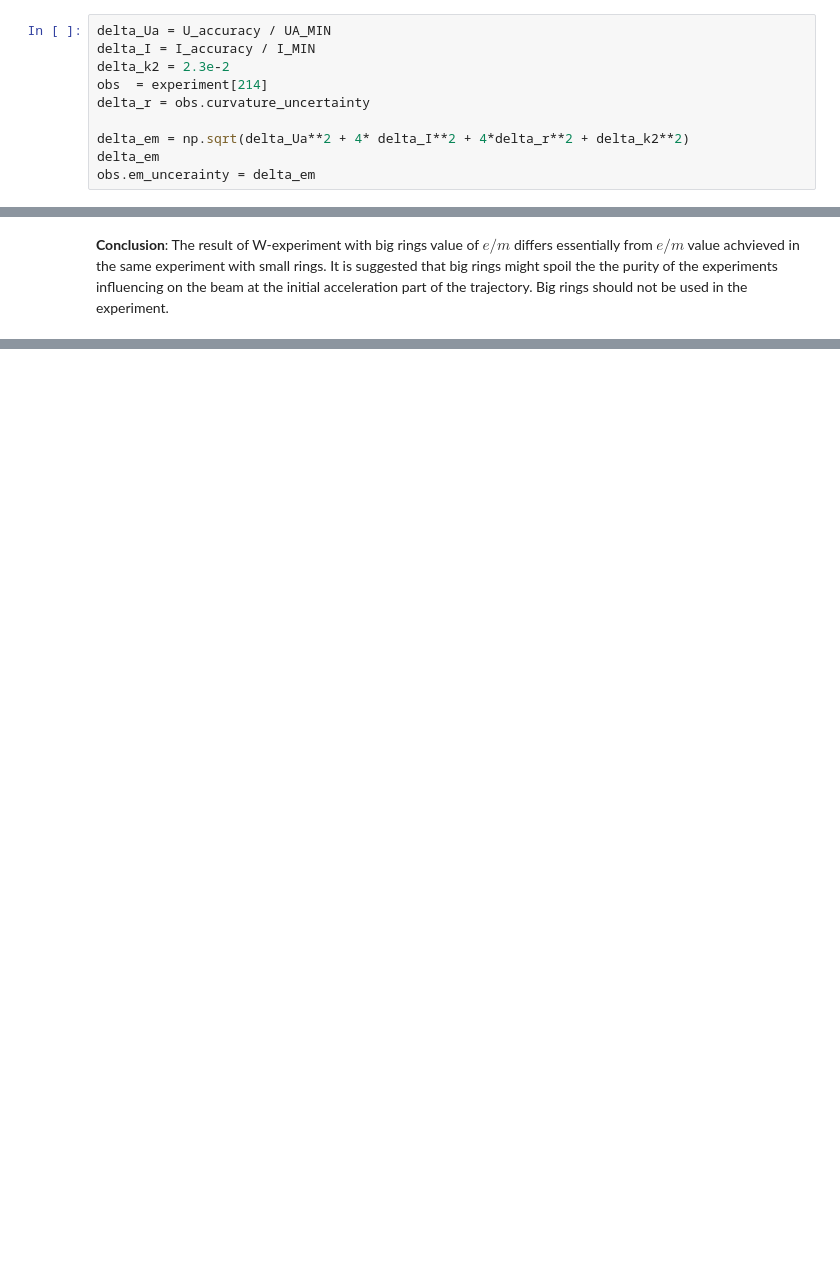
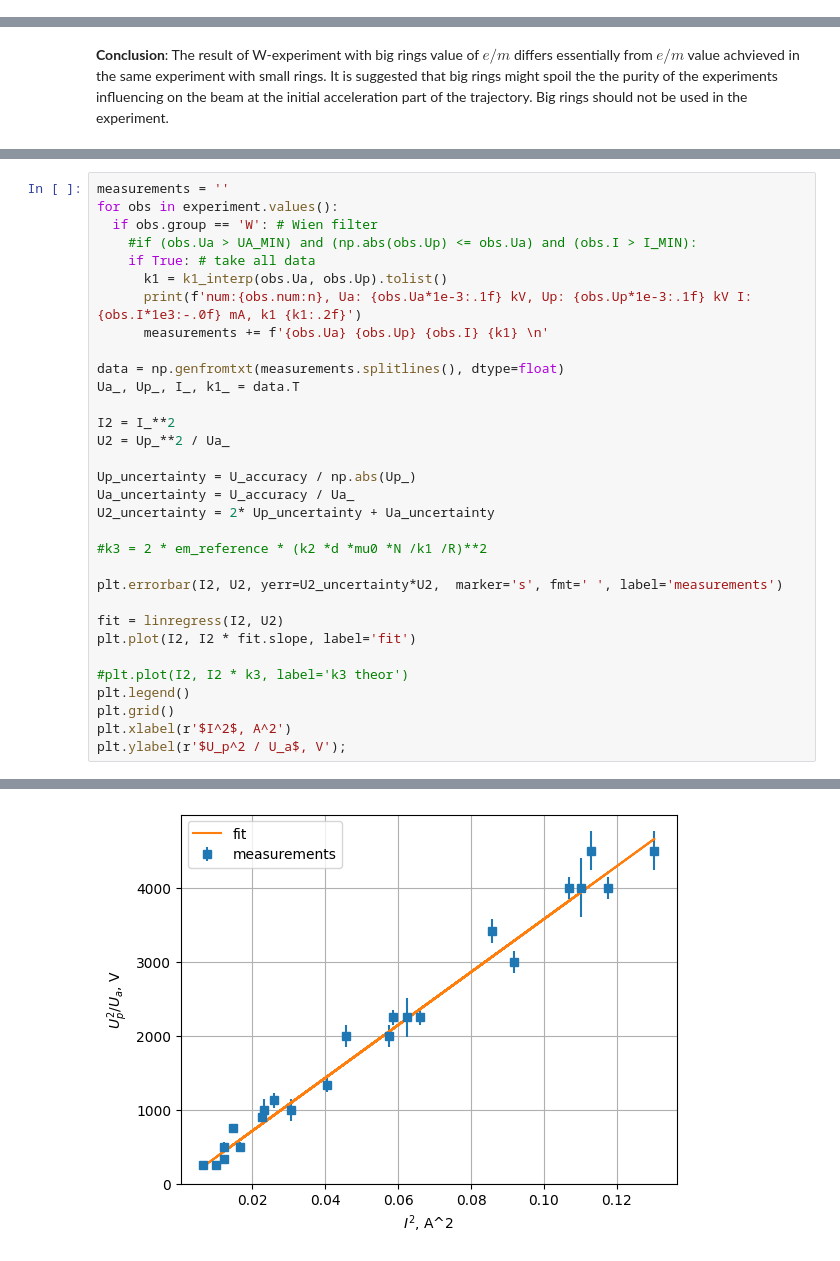
Before and after one commit to evgeny-kolonsky/Lab2_Electron, a Jupyter notebook: Lab2_Thomson2.ipynb, the cells around one changed output, grey strips where cells are left out. Cells and saved outputs as stored; diff of their text form; blank space fills up the shorter version.

```diff
--- a/Lab2_Thomson2.ipynb
+++ b/Lab2_Thomson2.ipynb
@@ -700,13 +499,3 @@ $$
-# %%
-delta_Ua = U_accuracy / UA_MIN
-delta_I = I_accuracy / I_MIN
-delta_k2 = 2.3e-2
-obs  = experiment[214]
-delta_r = obs.curvature_uncertainty
-
-delta_em = np.sqrt(delta_Ua**2 + 4* delta_I**2 + 4*delta_r**2 + delta_k2**2)
-delta_em
-obs.em_uncerainty = delta_em
 # %% [markdown]
 # W-experiment
 # %% [markdown]
@@ -908,0 +712,33 @@ Average e/m:2.86e+11 ±12% C/kg
+# %%
+measurements = ''
+for obs in experiment.values():
+  if obs.group == 'W': # Wien filter
+    #if (obs.Ua > UA_MIN) and (np.abs(obs.Up) <= obs.Ua) and (obs.I > I_MIN):
+    if True: # take all data
+      k1 = k1_interp(obs.Ua, obs.Up).tolist()
+      print(f'num:{obs.num:n}, Ua: {obs.Ua*1e-3:.1f} kV, Up: {obs.Up*1e-3:.1f} kV I: {obs.I*1e3:-.0f} mA, k1 {k1:.2f}')
+      measurements += f'{obs.Ua} {obs.Up} {obs.I} {k1} \n'
+
+data = np.genfromtxt(measurements.splitlines(), dtype=float)
+Ua_, Up_, I_, k1_ = data.T
+
+I2 = I_**2
+U2 = Up_**2 / Ua_
+
+Up_uncertainty = U_accuracy / np.abs(Up_)
+Ua_uncertainty = U_accuracy / Ua_
+U2_uncertainty = 2* Up_uncertainty + Ua_uncertainty
+
+#k3 = 2 * em_reference * (k2 *d *mu0 *N /k1 /R)**2
+
+plt.errorbar(I2, U2, yerr=U2_uncertainty*U2,  marker='s', fmt=' ', label='measurements')
+
+fit = linregress(I2, U2)
+plt.plot(I2, I2 * fit.slope, label='fit')
+
+#plt.plot(I2, I2 * k3, label='k3 theor')
+plt.legend()
+plt.grid()
+plt.xlabel(r'$I^2$, A^2')
+plt.ylabel(r'$U_p^2 / U_a$, V');
+# %% [output]
@@ -908,0 +762 @@ Average e/m:2.86e+11 ±12% C/kg
+[figure, added]
```
Also changed, not shown: parts of 43 cells of this notebook.
